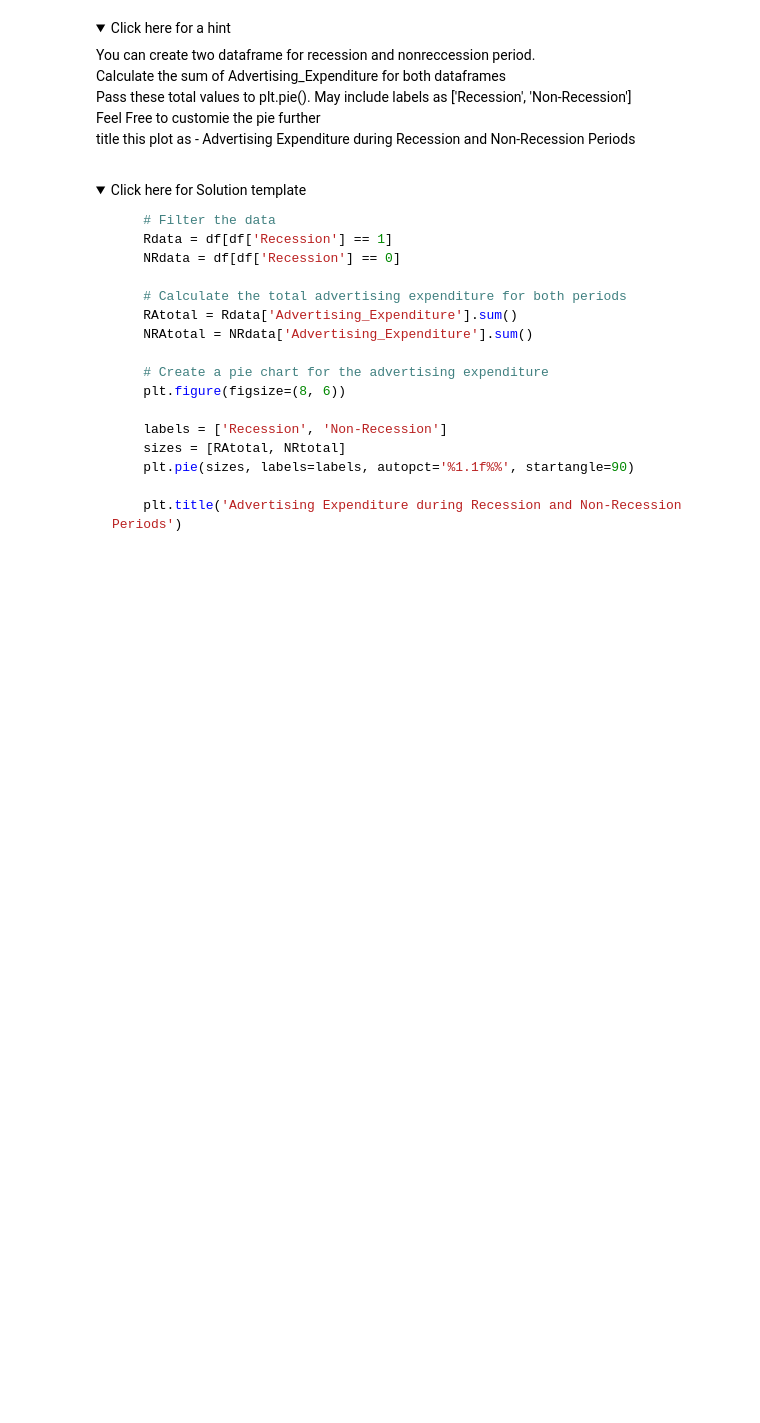
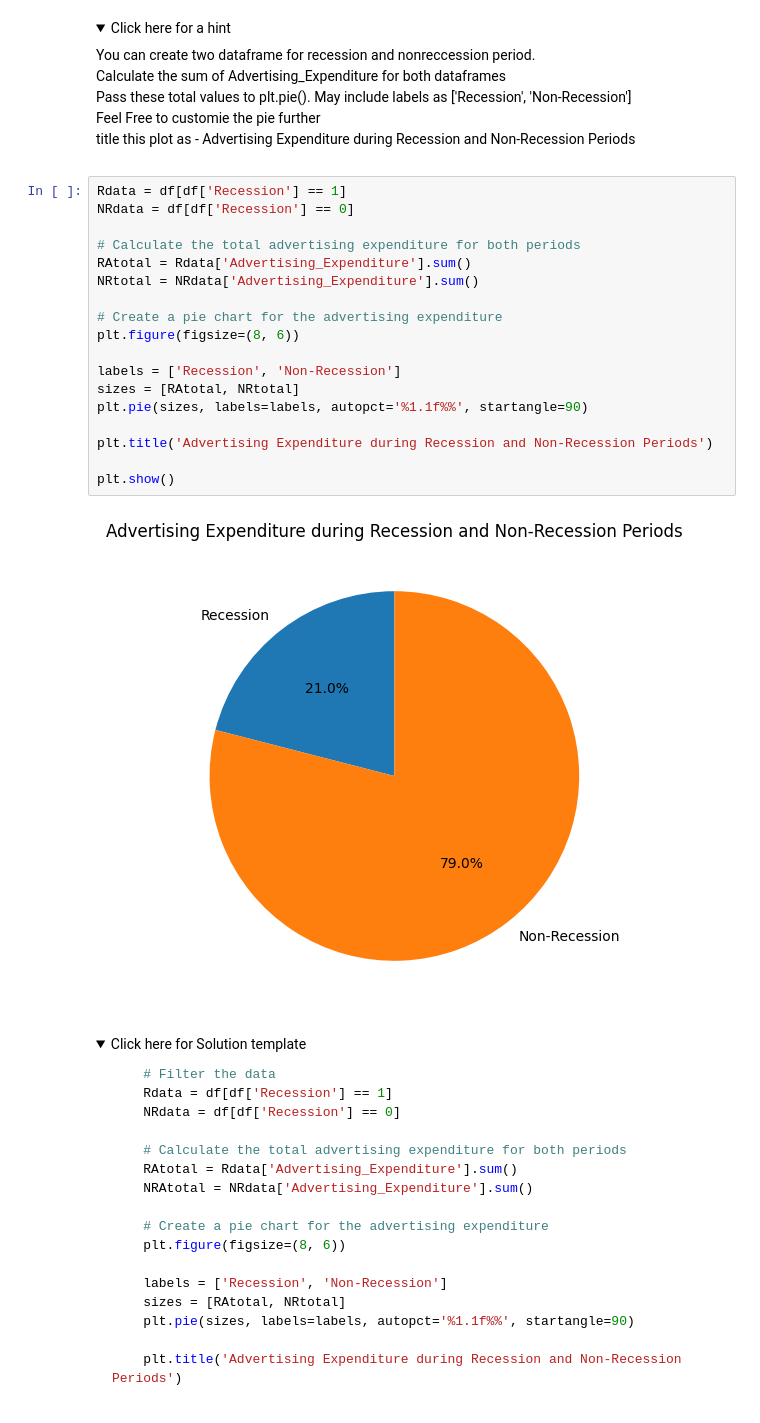
Before and after one commit to Siberio20/Practicas-Coursera, a Jupyter notebook: Exercise-Final-Assignment-Part-1-.jupyterlite.ipynb, the cells around one changed output. Saved outputs shown, nothing was run; the diff lists cells and outputs as text; folded sections open; blank space fills up the shorter version.

```diff
--- a/Exercise-Final-Assignment-Part-1-.jupyterlite.ipynb
+++ b/Exercise-Final-Assignment-Part-1-.jupyterlite.ipynb
@@ -660,6 +719,26 @@ Save this plot as "Scatter.png"</span><br>
         <br>Feel Free to customie the pie further
     <br>title this plot as  - Advertising Expenditure during Recession and Non-Recession Periods</p>
 </details>
+# %%
+Rdata = df[df['Recession'] == 1]
+NRdata = df[df['Recession'] == 0]
+
+# Calculate the total advertising expenditure for both periods
+RAtotal = Rdata['Advertising_Expenditure'].sum()
+NRtotal = NRdata['Advertising_Expenditure'].sum()
+
+# Create a pie chart for the advertising expenditure
+plt.figure(figsize=(8, 6))
+
+labels = ['Recession', 'Non-Recession']
+sizes = [RAtotal, NRtotal]
+plt.pie(sizes, labels=labels, autopct='%1.1f%%', startangle=90)
+
+plt.title('Advertising Expenditure during Recession and Non-Recession Periods')
+
+plt.show()
+# %% [output]
+[figure, added]
 # %% [markdown]
 <details>
 <summary>Click here for Solution template</summary>
```
Also changed, not shown: parts of 9 cells of this notebook.
